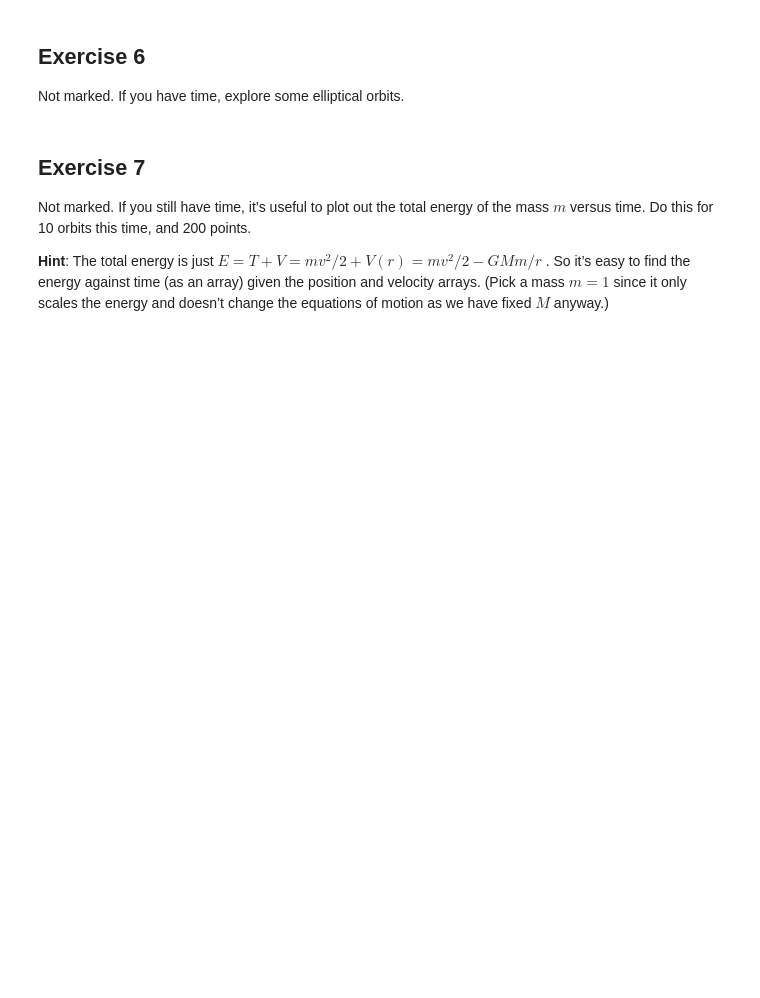
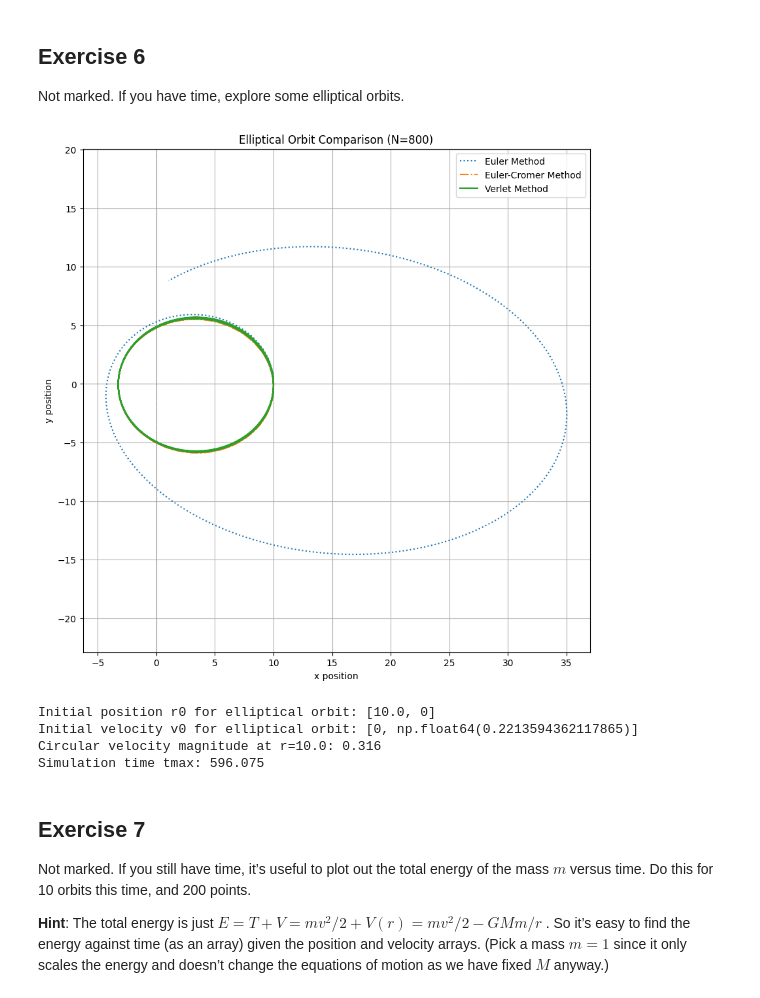
Before and after one commit to PX2145-2025/week-9-b-CameronMcKenzie-05, a Jupyter notebook: ODEs_2.ipynb, the cells around one changed output. Drawn from its saved outputs; the diff is of its cells as text; code cells hidden in the pictures; blank space fills up the shorter version.

```diff
--- a/ODEs_2.ipynb
+++ b/ODEs_2.ipynb
@@ -471,6 +572,65 @@ Not marked, but useful to check your results: modify your function to also inclu
 ## Exercise 6
 
 Not marked. If you have time, explore some elliptical orbits.
+# %%
+
+# Initial conditions for an elliptical orbit
+# We start with the same initial position as a circular orbit but reduce the initial velocity
+# to make it elliptical (less than circular velocity for the given radius).
+r_magnitude_initial_elliptical = 10.0
+r0_ex6 = [r_magnitude_initial_elliptical, 0]
+
+# Calculate the circular velocity magnitude for this radius
+omega_circular = np.sqrt(G * M / (r_magnitude_initial_elliptical**3))
+v_circular_magnitude = omega_circular * r_magnitude_initial_elliptical
+
+# For an elliptical orbit, set initial velocity to be a fraction of the circular velocity
+# or give it a small component in the x-direction.
+v0_ex6 = [0, v_circular_magnitude * 0.7] # e.g., 70% of circular velocity
+
+# Use a tmax sufficient to see a few elliptical periods.
+# Since the period will be different for elliptical, we can just estimate based on circular.
+T_period_circular = 2 * np.pi / omega_circular
+tmax_ex6 = 3 * T_period_circular # Simulate for about 3 'circular' periods
+
+# Choose a number of points for integration
+N_ex6 = 800 # Increased N for better resolution of ellipse
+
+plt.figure(figsize=(10, 10))
+
+# Solving using Euler method
+t_euler_el, r_euler_el, v_euler_el = orbit_solve(r0_ex6, v0_ex6, tmax_ex6, N_ex6, method='euler')
+plt.plot(r_euler_el[:, 0], r_euler_el[:, 1], label='Euler Method', linestyle=':')
+
+# Solving using Euler-Cromer method
+t_ec_el, r_ec_el, v_ec_el = orbit_solve(r0_ex6, v0_ex6, tmax_ex6, N_ex6, method='euler-cromer')
+plt.plot(r_ec_el[:, 0], r_ec_el[:, 1], label='Euler-Cromer Method', linestyle='-.')
+
+# Solving using Verlet method
+t_verlet_el, r_verlet_el, v_verlet_el = orbit_solve(r0_ex6, v0_ex6, tmax_ex6, N_ex6, method='verlet')
+plt.plot(r_verlet_el[:, 0], r_verlet_el[:, 1], label='Verlet Method', linestyle='-')
+
+# Plotting configurations
+plt.xlabel('x position')
+plt.ylabel('y position')
+plt.title(f'Elliptical Orbit Comparison (N={N_ex6})')
+plt.axhline(0, color='gray', linestyle='--', linewidth=0.5)
+plt.axvline(0, color='gray', linestyle='--', linewidth=0.5)
+plt.grid(True)
+plt.axis('equal') # Ensures the aspect ratio is correct for the ellipse
+plt.legend()
+plt.show()
+
+print(f"Initial position r0 for elliptical orbit: {r0_ex6}")
+print(f"Initial velocity v0 for elliptical orbit: {v0_ex6}")
+print(f"Circular velocity magnitude at r={r_magnitude_initial_elliptical}: {v_circular_magnitude:.3f}")
+print(f"Simulation time tmax: {tmax_ex6:.3f}")
+# %% [output]
+[figure, added]
+Initial position r0 for elliptical orbit: [10.0, 0]
+Initial velocity v0 for elliptical orbit: [0, np.float64(0.2213594362117865)]
+Circular velocity magnitude at r=10.0: 0.316
+Simulation time tmax: 596.075
 # %% [markdown]
 ## Exercise 7
 
```
Also changed, not shown: parts of 2 cells of this notebook.
